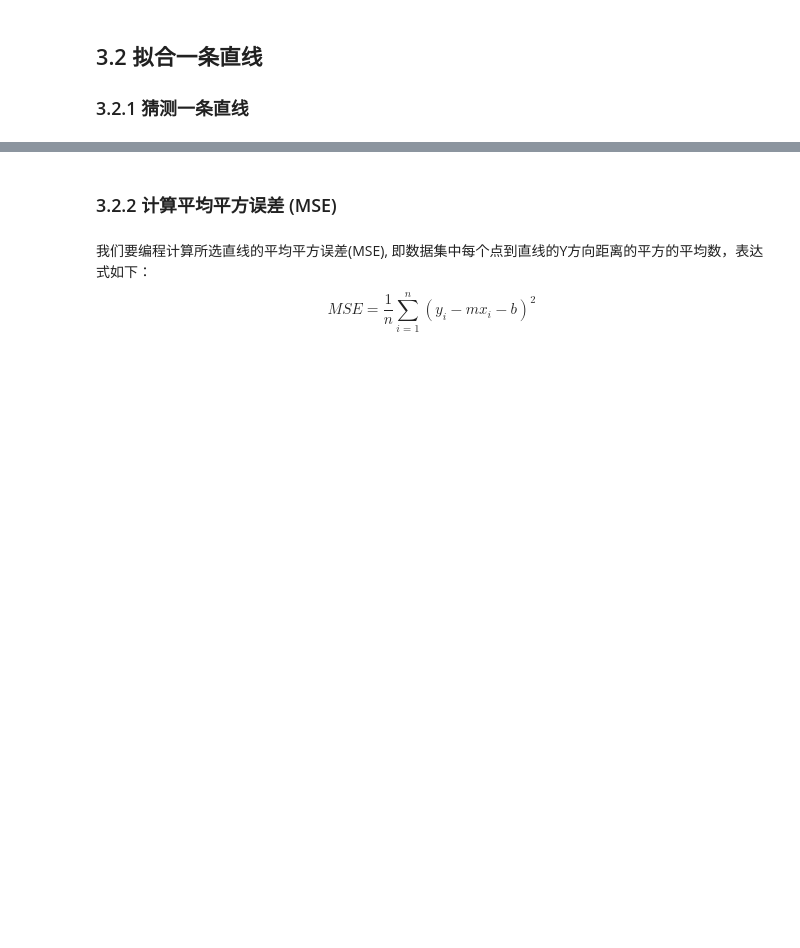
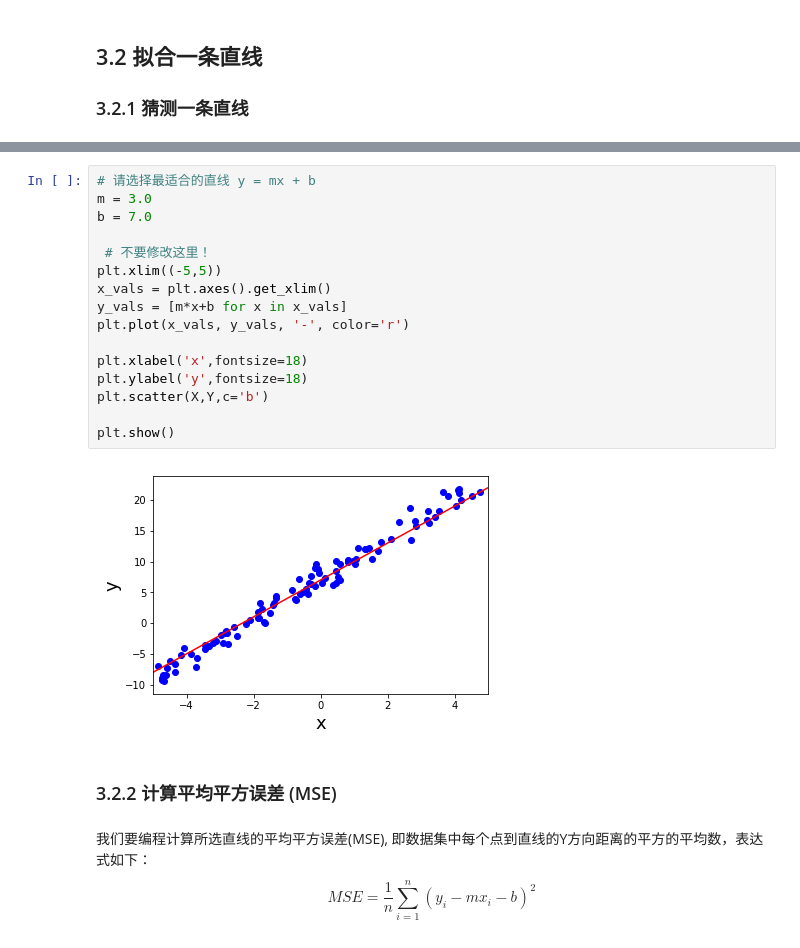
Before and after one commit to cronusliang/linear_algebra, a Jupyter notebook: linear_regression_project.ipynb, the cells around one changed output, grey strips where cells are left out. Saved outputs shown, nothing was run; the diff lists cells and outputs as text; blank space fills up the shorter version.

```diff
--- a/linear_regression_project.ipynb
+++ b/linear_regression_project.ipynb
@@ -472,3 +457,21 @@ plt.show()
+# %%
+# 请选择最适合的直线 y = mx + b
+m = 3.0
+b = 7.0
+
+ # 不要修改这里！
+plt.xlim((-5,5))
+x_vals = plt.axes().get_xlim()
+y_vals = [m*x+b for x in x_vals]
+plt.plot(x_vals, y_vals, '-', color='r')
+
+plt.xlabel('x',fontsize=18)
+plt.ylabel('y',fontsize=18)
+plt.scatter(X,Y,c='b')
+
+plt.show()
+# %% [output]
+[figure, added]
 # %% [markdown]
 ### 3.2.2 计算平均平方误差 (MSE)
 # %% [markdown]
```
Also changed, not shown: parts of 12 cells of this notebook.
